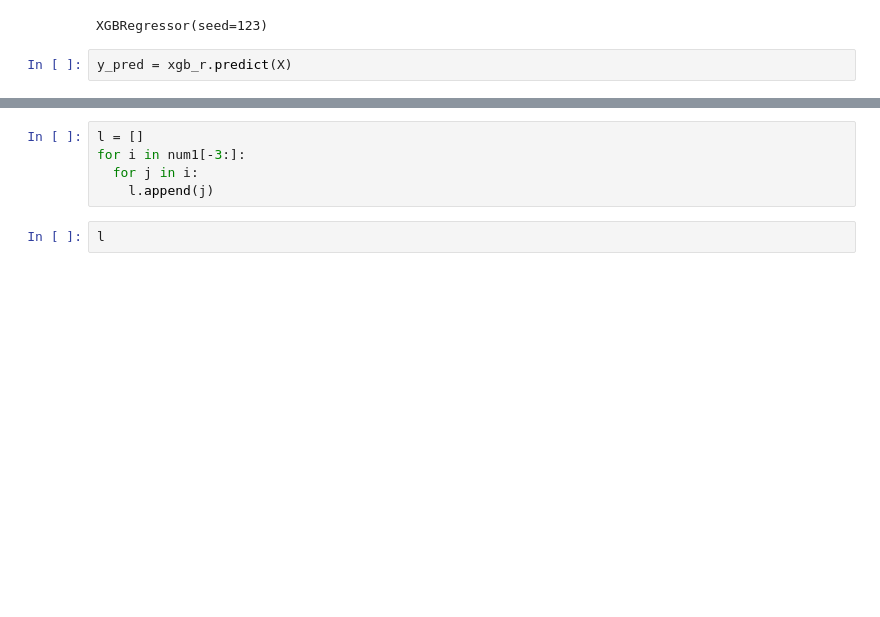
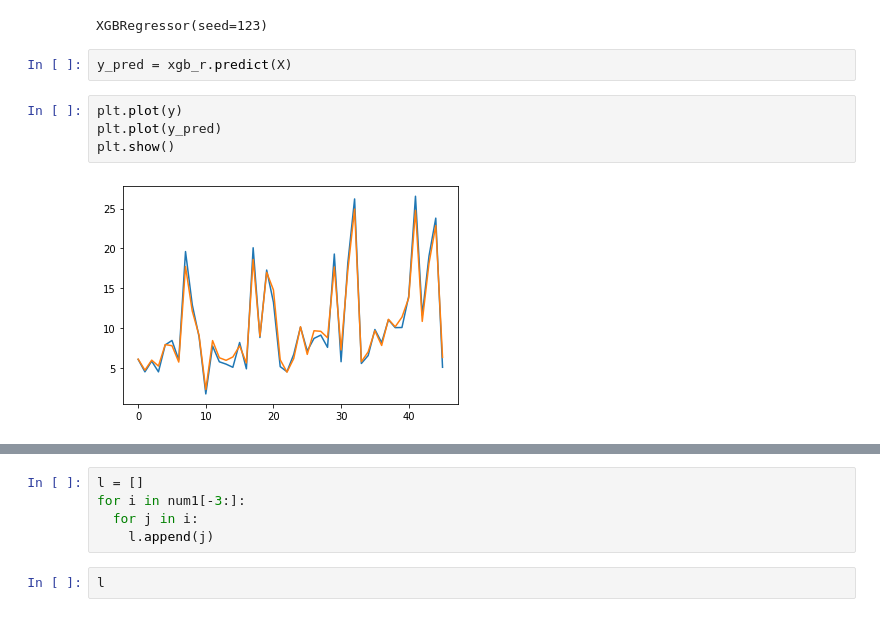
Before and after one commit to SriNithin965/project-4-2, a Jupyter notebook: code/XGBOOST_FUTURE.ipynb, the cells around one changed output, grey strips where cells are left out. Saved outputs shown, nothing was run; the diff lists cells and outputs as text; blank space fills up the shorter version.

```diff
--- a/code/XGBOOST_FUTURE.ipynb
+++ b/code/XGBOOST_FUTURE.ipynb
@@ -74,6 +83,12 @@ xgb_r.fit(X, y)
 XGBRegressor(seed=123)
 # %%
 y_pred = xgb_r.predict(X)
+# %%
+plt.plot(y)
+plt.plot(y_pred)
+plt.show()
+# %% [output]
+[figure, added]
 # %%
 def forecast_accuracy(forecast, actual):
     mape = np.mean(np.abs(forecast - actual)/np.abs(actual))  # MAPE
```
Also changed, not shown: parts of 8 cells of this notebook.
